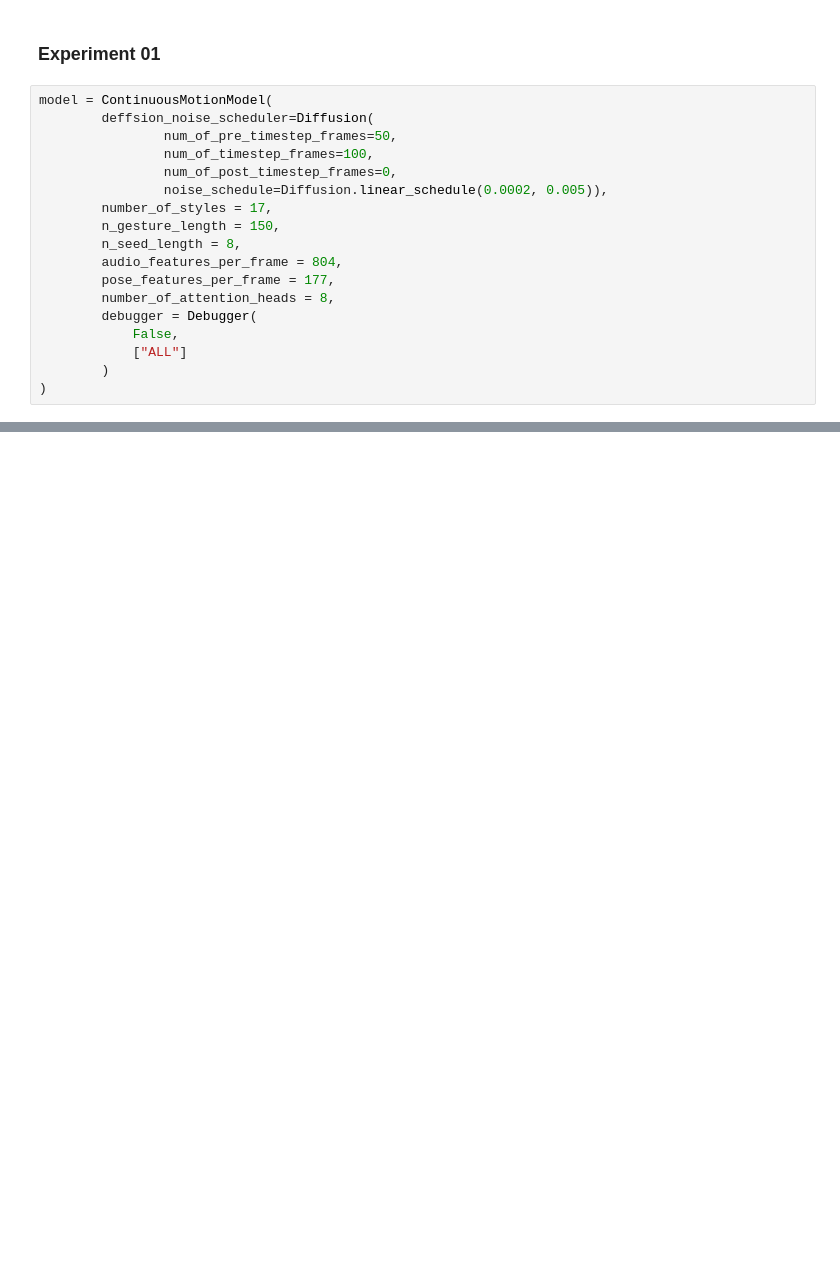
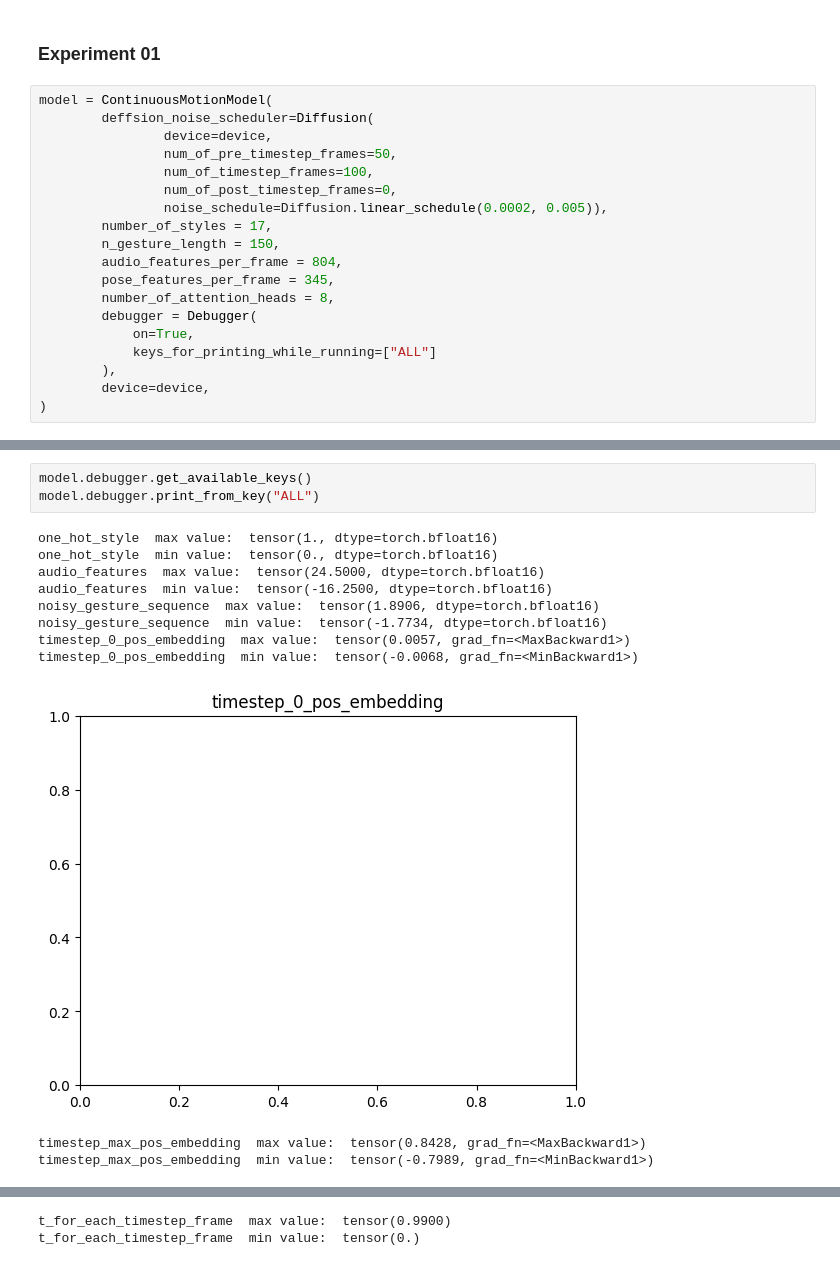
Before and after one commit to AntonBertelsen/GestureGeneration, a Jupyter notebook: DiffuseStyleGestureReproduced/v1_testing_ground.ipynb, the cells around one changed output, grey strips where cells are left out. Drawn from its saved outputs; the diff is of its cells as text; blank space fills up the shorter version.

Commit message:
Changes the sliding deffusion model, the noise scedualr, and leaves bugs with 'halvs' to be fixed

```diff
--- a/DiffuseStyleGestureReproduced/v1_testing_ground.ipynb
+++ b/DiffuseStyleGestureReproduced/v1_testing_ground.ipynb
@@ -97,19 +114,20 @@ from v1_sliding_diffusion import Diffusion
 # %%
 model = ContinuousMotionModel(
         deffsion_noise_scheduler=Diffusion(
+                device=device,
                 num_of_pre_timestep_frames=50,
                 num_of_timestep_frames=100,
                 num_of_post_timestep_frames=0,
                 noise_schedule=Diffusion.linear_schedule(0.0002, 0.005)),
         number_of_styles = 17,
         n_gesture_length = 150,
-        n_seed_length = 8,
         audio_features_per_frame = 804,
-        pose_features_per_frame = 177,
+        pose_features_per_frame = 345,
         number_of_attention_heads = 8,
         debugger = Debugger(
-            False,
-            ["ALL"]
-        )
+            on=True,
+            keys_for_printing_while_running=["ALL"]
+        ),
+        device=device,
 )
 # %% [output]
@@ -116,0 +182,15 @@ SyntaxError: invalid syntax (811207907.py, line 2)
+# %%
+model.debugger.get_available_keys()
+model.debugger.print_from_key("ALL")
+# %% [output]
+one_hot_style  max value:  tensor(1., dtype=torch.bfloat16)
+one_hot_style  min value:  tensor(0., dtype=torch.bfloat16)
+audio_features  max value:  tensor(24.5000, dtype=torch.bfloat16)
+audio_features  min value:  tensor(-16.2500, dtype=torch.bfloat16)
+noisy_gesture_sequence  max value:  tensor(1.8906, dtype=torch.bfloat16)
+noisy_gesture_sequence  min value:  tensor(-1.7734, dtype=torch.bfloat16)
+timestep_0_pos_embedding  max value:  tensor(0.0057, grad_fn=<MaxBackward1>)
+timestep_0_pos_embedding  min value:  tensor(-0.0068, grad_fn=<MinBackward1>)
+[figure, added]
+timestep_max_pos_embedding  max value:  tensor(0.8428, grad_fn=<MaxBackward1>)
+timestep_max_pos_embedding  min value:  tensor(-0.7989, grad_fn=<MinBackward1>)
@@ -116,0 +198,2 @@ SyntaxError: invalid syntax (811207907.py, line 2)
+t_for_each_timestep_frame  max value:  tensor(0.9900)
+t_for_each_timestep_frame  min value:  tensor(0.)
```
Also changed, not shown: parts of 4 cells of this notebook, 7 other files.
